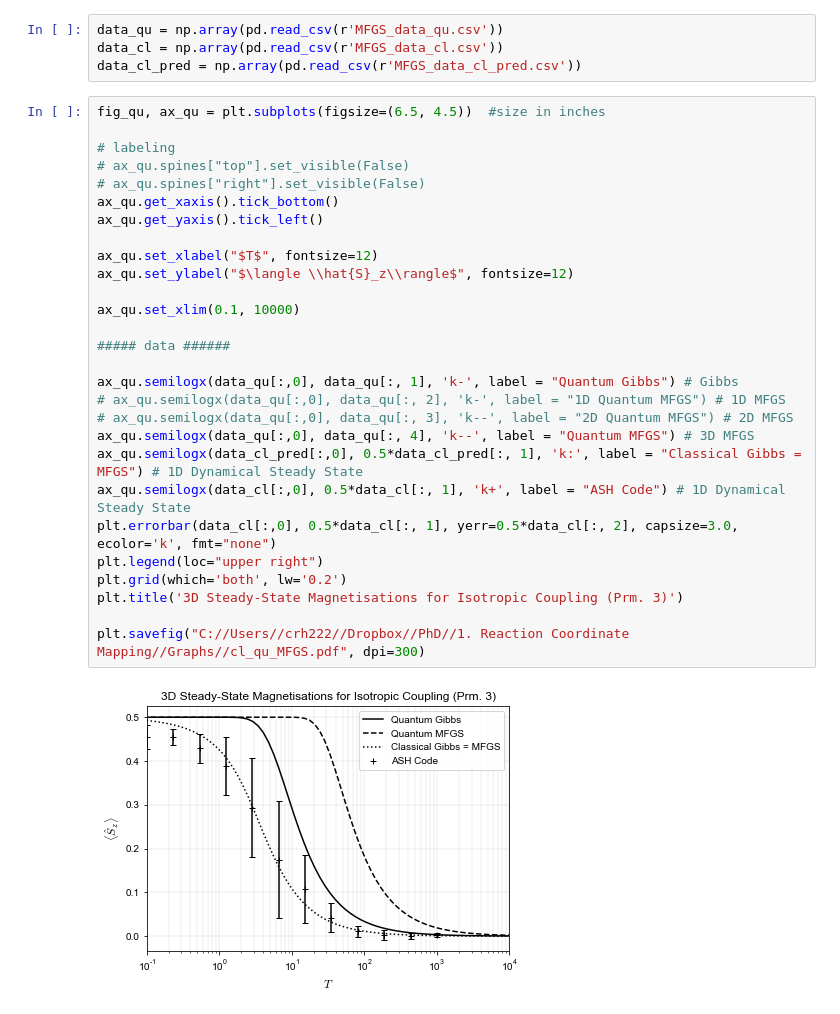
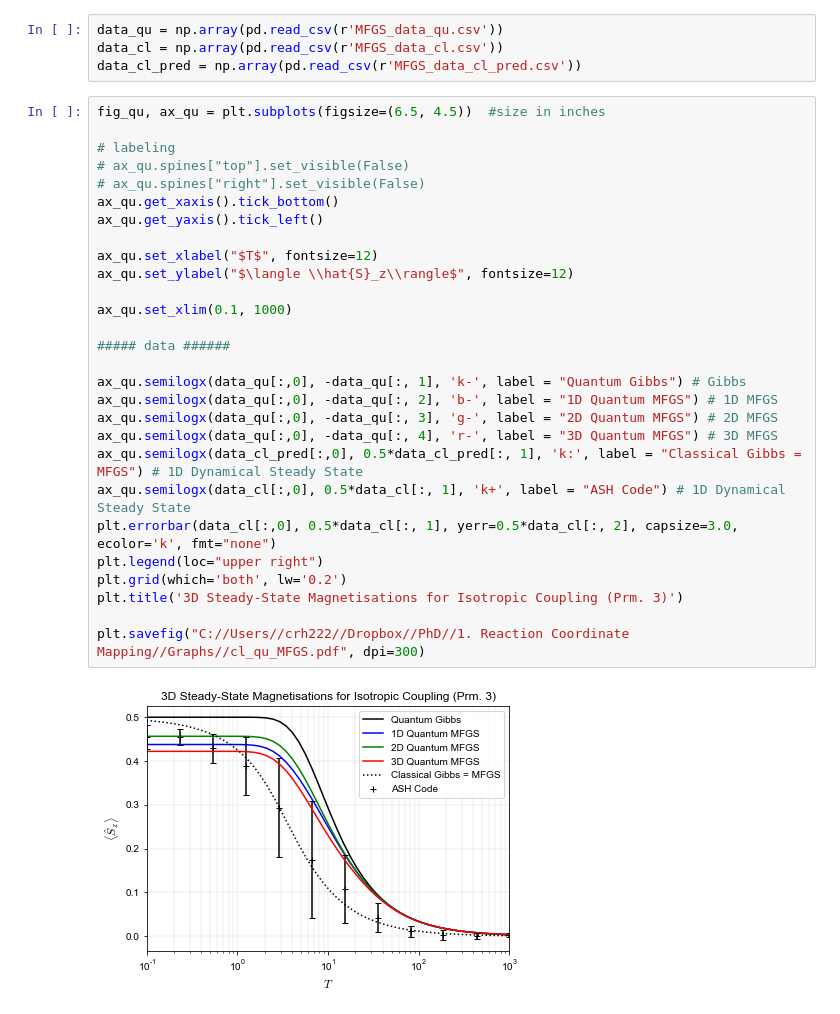
Before and after one commit to quantum-exeter/QuantumSpinDynamics, a Jupyter notebook: MFGS_plots.ipynb, the cells around one changed output. Saved outputs shown, nothing was run; the diff lists cells and outputs as text.

```diff
--- a/MFGS_plots.ipynb
+++ b/MFGS_plots.ipynb
@@ -37,30 +37,30 @@ data_cl_pred = np.array(pd.read_csv(r'MFGS_data_cl_pred.csv'))
 # %%
 fig_qu, ax_qu = plt.subplots(figsize=(6.5, 4.5))  #size in inches
 
 # labeling
 # ax_qu.spines["top"].set_visible(False)
 # ax_qu.spines["right"].set_visible(False)
 ax_qu.get_xaxis().tick_bottom()
 ax_qu.get_yaxis().tick_left()
 
 ax_qu.set_xlabel("$T$", fontsize=12)
 ax_qu.set_ylabel("$\langle \\hat{S}_z\\rangle$", fontsize=12)
 
-ax_qu.set_xlim(0.1, 10000)
+ax_qu.set_xlim(0.1, 1000)
 
 ##### data ######
 
-ax_qu.semilogx(data_qu[:,0], data_qu[:, 1], 'k-', label = "Quantum Gibbs") # Gibbs
-# ax_qu.semilogx(data_qu[:,0], data_qu[:, 2], 'k-', label = "1D Quantum MFGS") # 1D MFGS
-# ax_qu.semilogx(data_qu[:,0], data_qu[:, 3], 'k--', label = "2D Quantum MFGS") # 2D MFGS
-ax_qu.semilogx(data_qu[:,0], data_qu[:, 4], 'k--', label = "Quantum MFGS") # 3D MFGS
+ax_qu.semilogx(data_qu[:,0], -data_qu[:, 1], 'k-', label = "Quantum Gibbs") # Gibbs
+ax_qu.semilogx(data_qu[:,0], -data_qu[:, 2], 'b-', label = "1D Quantum MFGS") # 1D MFGS
+ax_qu.semilogx(data_qu[:,0], -data_qu[:, 3], 'g-', label = "2D Quantum MFGS") # 2D MFGS
+ax_qu.semilogx(data_qu[:,0], -data_qu[:, 4], 'r-', label = "3D Quantum MFGS") # 3D MFGS
 ax_qu.semilogx(data_cl_pred[:,0], 0.5*data_cl_pred[:, 1], 'k:', label = "Classical Gibbs = MFGS") # 1D Dynamical Steady State
 ax_qu.semilogx(data_cl[:,0], 0.5*data_cl[:, 1], 'k+', label = "ASH Code") # 1D Dynamical Steady State
 plt.errorbar(data_cl[:,0], 0.5*data_cl[:, 1], yerr=0.5*data_cl[:, 2], capsize=3.0, ecolor='k', fmt="none")
 plt.legend(loc="upper right")
 plt.grid(which='both', lw='0.2')
 plt.title('3D Steady-State Magnetisations for Isotropic Coupling (Prm. 3)')
 
 plt.savefig("C://Users//crh222//Dropbox//PhD//1. Reaction Coordinate Mapping//Graphs//cl_qu_MFGS.pdf", dpi=300)
 # %% [output]
-[figure, old version]
+[figure, new version]
```
Also changed, not shown: 3 other files.
